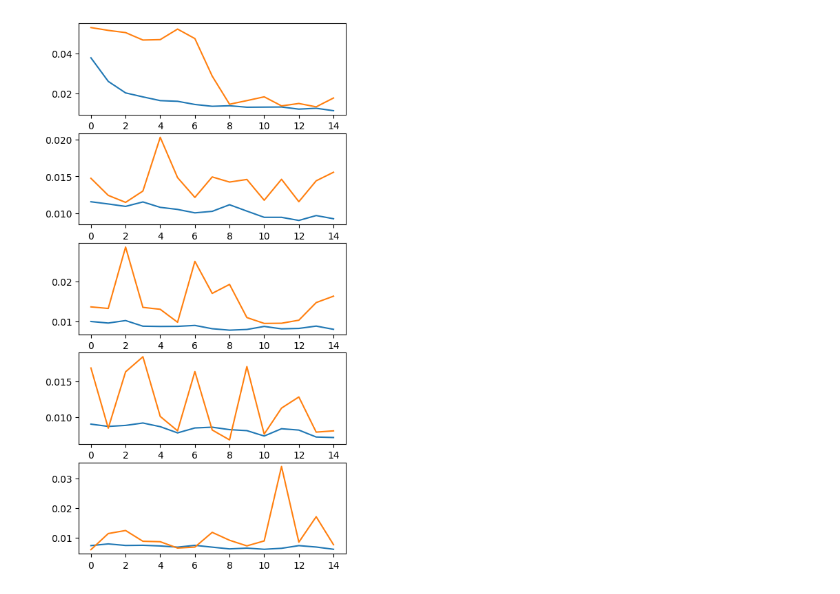
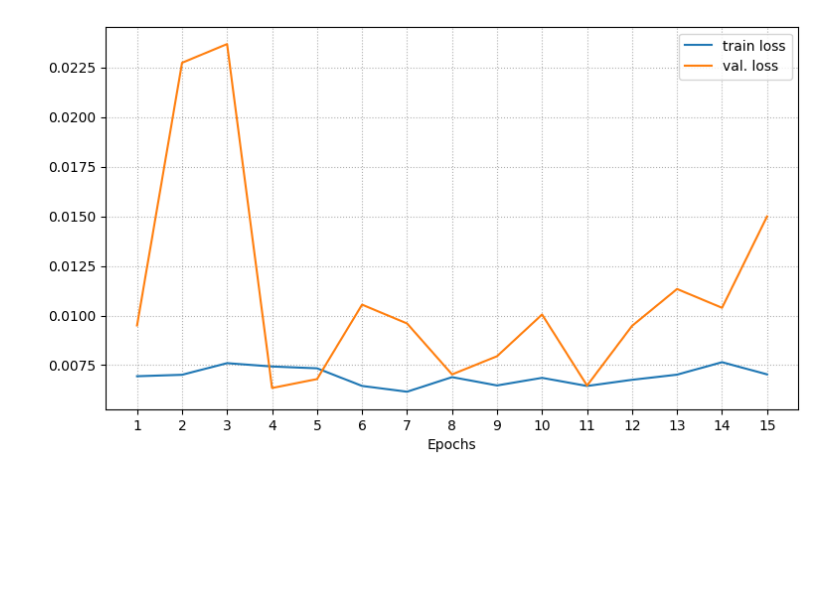
Before and after one commit to maurotella/SML_project_2024, a Jupyter notebook: pytorch/Mobile_training.ipynb, the cells around one changed output. Saved outputs shown, nothing was run; the diff lists cells and outputs as text; code cells hidden in the pictures; blank space fills up the shorter version.

Commit message:
finito capitolo training

```diff
--- a/pytorch/Mobile_training.ipynb
+++ b/pytorch/Mobile_training.ipynb
@@ -37,14 +39,19 @@ EPOCH 15
 # %%
+to_json('results/mobilenet.json',all_loss)
 net = mobilenet_v3_small()
 net.load_state_dict(load('models/mobile_net.pth',weights_only=True))
 all_loss = load_json('results/mobilenet.json')
-_, axs = plt.subplots(5,1,figsize=(5,10))
+plt.subplots(figsize=(9,5))
 epochs = len(all_loss['all-loss'][0]['train'])
-for i,fold in enumerate(all_loss['all-loss']):
-    axs[i].plot(range(epochs),fold['train'])
-    axs[i].plot(range(epochs),fold['validation'])
+plt.plot(range(1,epochs+1),all_loss['all-loss'][-1]['train'],label='train loss')
+plt.plot(range(1,epochs+1),all_loss['all-loss'][-1]['validation'],label='val. loss')
+plt.xticks(range(1,epochs+1))
+plt.legend()
+plt.xlabel('Epochs')
+plt.grid(linestyle='dotted')
+plt.savefig('mobilenet_loss.pdf',bbox_inches='tight', pad_inches=0)
 # %% [output]
-[figure, old version]
+[figure, new version]
 # %%
 cv = all_loss['CV-loss']
 test = test_error(net,make_test_set())
```
Also changed, not shown: parts of 5 cells of this notebook, 19 other files.
